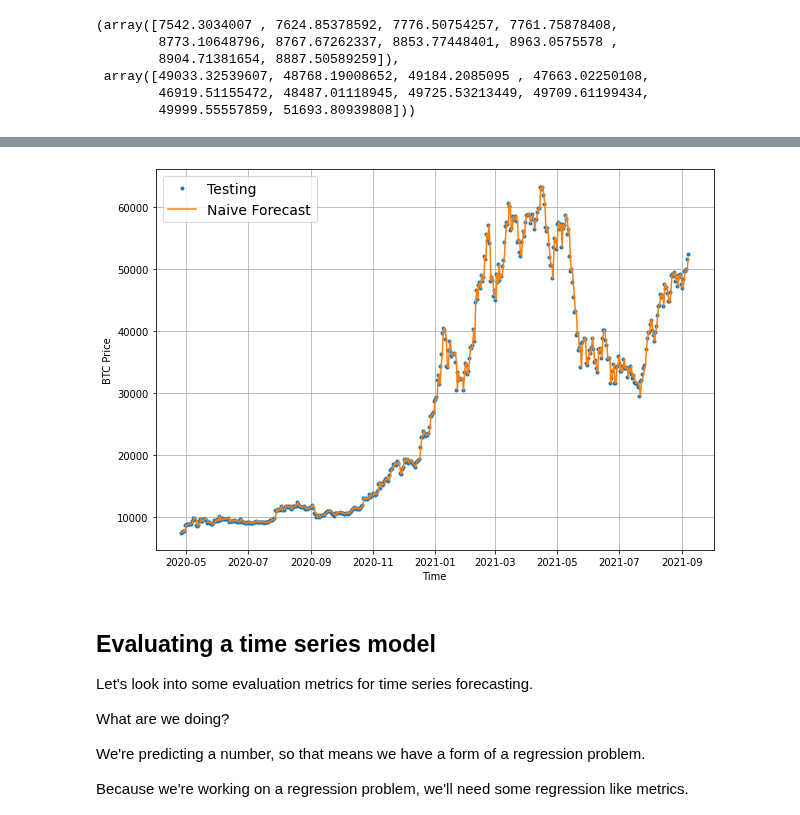
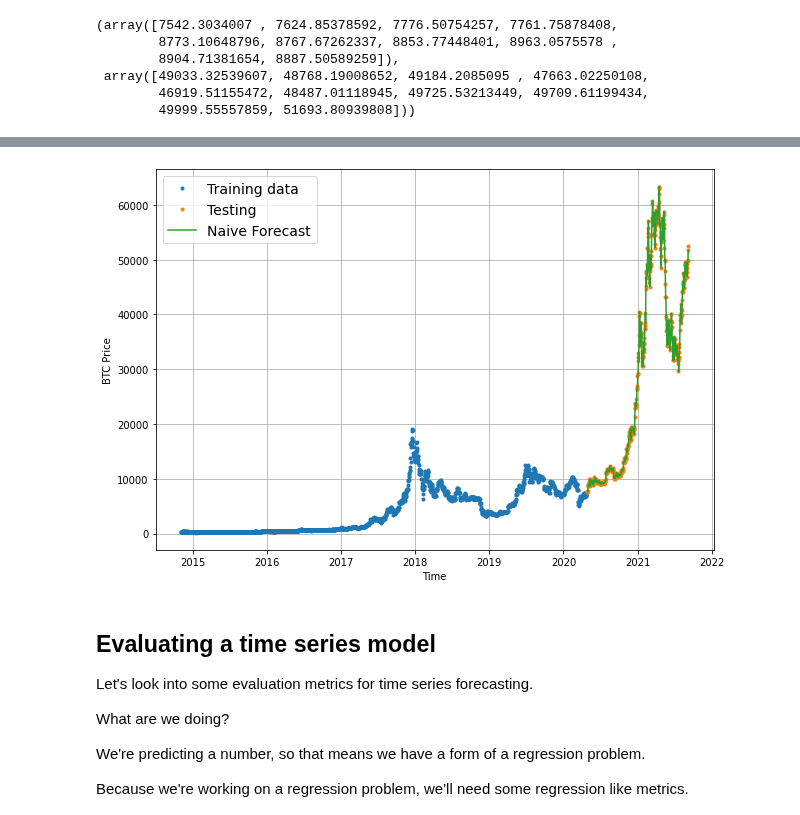
Before and after one commit to imran9891/TensorFlow, a Jupyter notebook: 10_time_series_forecasing_with_tensorflow.ipynb, the cells around one changed output, grey strips where cells are left out. Drawn from its saved outputs; the diff is of its cells as text; code cells hidden in the pictures.

```diff
--- a/10_time_series_forecasing_with_tensorflow.ipynb
+++ b/10_time_series_forecasing_with_tensorflow.ipynb
@@ -307,11 +322,11 @@ len(y_test),len(naive_forecast)
 # %%
 # Plot naive forecast
 plt.figure(figsize=(10,7))
-# plot_time_series(timesteps=X_train,values=y_train,label="Training data")
+plot_time_series(timesteps=X_train,values=y_train,label="Training data")
 plot_time_series(timesteps=X_test,values=y_test,label="Testing")
 plot_time_series(timesteps=X_test[1:],values=naive_forecast,format="-",label="Naive Forecast")
 # %% [output]
-[figure, old version]
+[figure, new version]
 # %% [markdown]
 ## Evaluating a time series model
 
```
Also changed, not shown: parts of 41 cells of this notebook.
